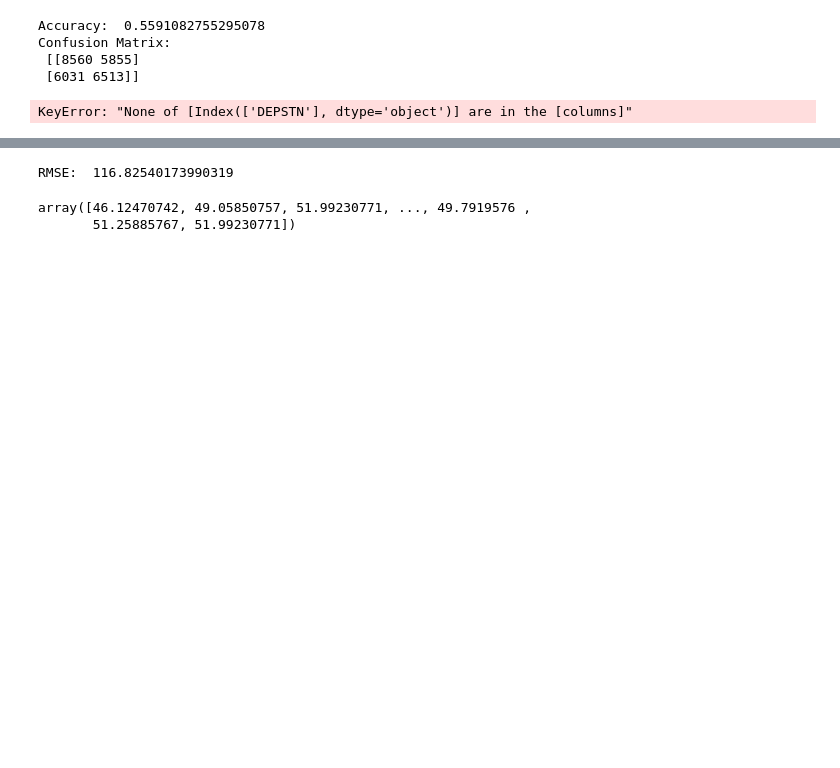
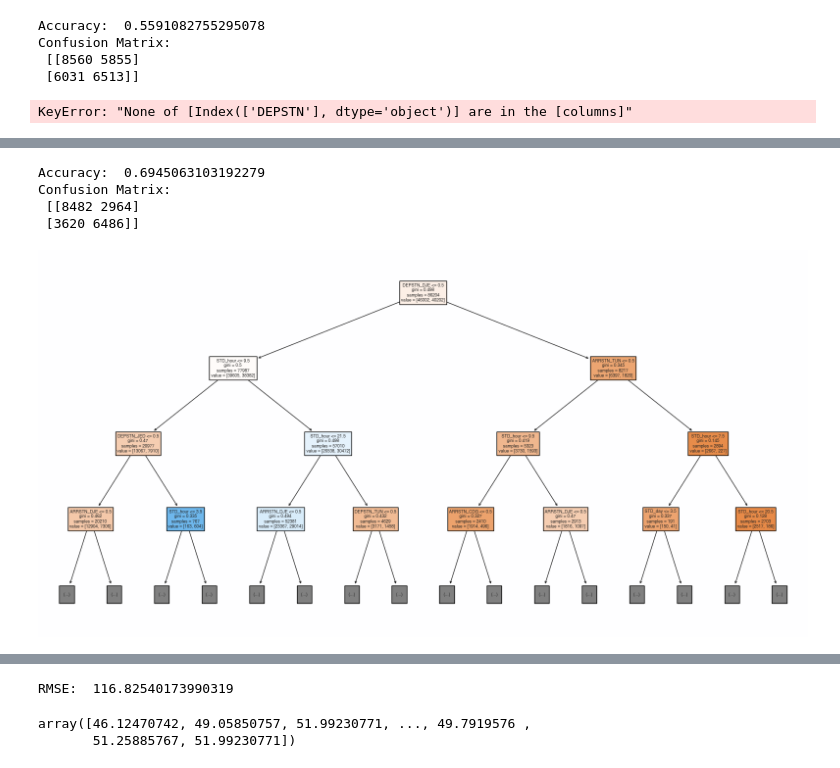
Before and after one commit to tanjina-hub/ml-project-fight-delay-prediction, a Jupyter notebook: EDA-and-modeling copy.ipynb, the cells around one changed output, grey strips where cells are left out. Cells and saved outputs as stored; diff of their text form; code cells hidden in the pictures; blank space fills up the shorter version.

```diff
--- a/EDA-and-modeling copy.ipynb
+++ b/EDA-and-modeling copy.ipynb
@@ -279,6 +145,3 @@ flight_delay_data['month'].value_counts().sort_index().plot(kind="bar")
 # %% [output]
 <Axes: xlabel='month'>
 [figure]
-# %%
-flight_delay_data['delay'] = 0
-flight_delay_data.head(2)
@@ -323,9 +172,8 @@ print(flight_delay_data['STA'].isnull().sum())
 # Drop rows with NaNs in 'STD' and 'STA' columns
 flight_delay_data = flight_delay_data.dropna(subset=['STD', 'STA'])
 
-# Now you can replace '.' with ':' and convert to datetime
-flight_delay_data['STD'] = flight_delay_data['STD'].str.replace('.', ':')
-flight_delay_data['STA'] = flight_delay_data['STA'].str.replace('.', ':')
+
+
 
 flight_delay_data['STD'] = pd.to_datetime(flight_delay_data['STD'])
 flight_delay_data['STA'] = pd.to_datetime(flight_delay_data['STA'])
@@ -389,6 +206,3 @@ plt.show()
-# %%
-# make a new column "cursed" (1 or 0), ['DEPSTN]== TUN
-flight_delay_data['cursed']= flight_delay_data[flight_delay_data['DEPSTN'] == "TUBN"]
 # %%
 airports = ["TUN", "DJE", "MIR"]
 
@@ -827,0 +636,69 @@ Confusion Matrix:
+# %%
+flight_delay_data = flight_delay_data.dropna(subset=['ratio'])
+# %%
+# Import necessary libraries
+from sklearn.model_selection import train_test_split
+from sklearn.linear_model import LogisticRegression
+from sklearn.metrics import accuracy_score, confusion_matrix
+from sklearn.tree import DecisionTreeClassifier
+
+# Assume df is your DataFrame
+df = flight_delay_data
+
+# Convert categorical variables into numerical using one-hot encoding
+cat_features = ['DEPSTN', 'ARRSTN']
+df = pd.get_dummies(df, columns = cat_features)
+
+# Get a list of all the one-hot-encoded columns
+one_hot_cols = [col for col in df.columns if 'DEPSTN' in col or 'ARRSTN' in col]
+
+# Select feature columns
+feature_cols = one_hot_cols
+
+
+feature_cols.append('month')
+feature_cols.append('STD_day')
+feature_cols.append('STD_hour')
+#feature_cols.append('ratio')
+
+
+
+# Create X (features) and y (response)
+X = df[feature_cols]
+y = df['delay']
+
+# Split X and y into training and testing sets
+X_train, X_test, y_train, y_test = train_test_split(X, y,test_size=0.2,random_state=42)
+
+# Instantiate model
+dec_tree = DecisionTreeClassifier() # Increase max_iter if the model doesn't converge
+
+# Fit model to training data
+dec_tree.fit(X_train, y_train)
+
+# Make predictions on test data
+y_pred = dec_tree.predict(X_test)
+
+# Compute and print Accuracy
+print("Accuracy: ", accuracy_score(y_test, y_pred))
+
+# Print the Confusion Matrix
+print("Confusion Matrix: \n", confusion_matrix(y_test, y_pred))
+# %% [output]
+Accuracy:  0.6945063103192279
+Confusion Matrix:
+ [[8482 2964]
+ [3620 6486]]
+# %%
+# Import necessary libraries
+from sklearn.model_selection import train_test_split
+from sklearn.tree import DecisionTreeRegressor
+from sklearn.metrics import mean_squared_error
+from sklearn.tree import plot_tree
+import matplotlib.pyplot as plt
+
+plt.figure(figsize=(20,10))
+plot_tree(dec_tree, filled=True, feature_names=X.columns, max_depth=3)
+plt.show()
+# %% [output]
+[figure, added]
```
Also changed, not shown: parts of 65 cells of this notebook.
